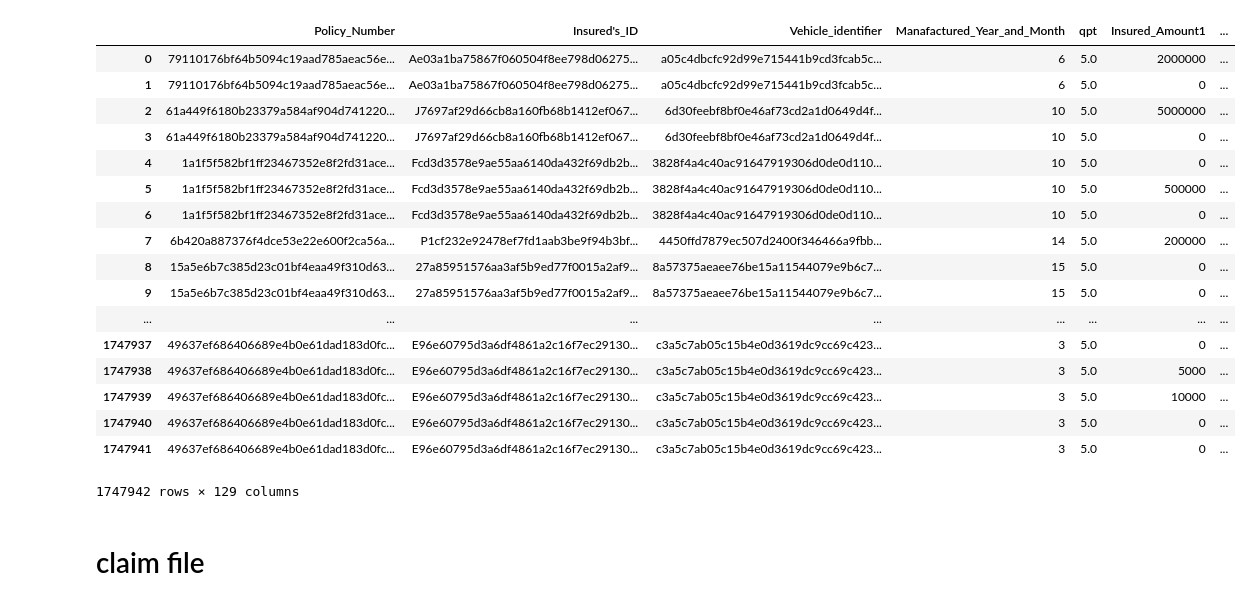
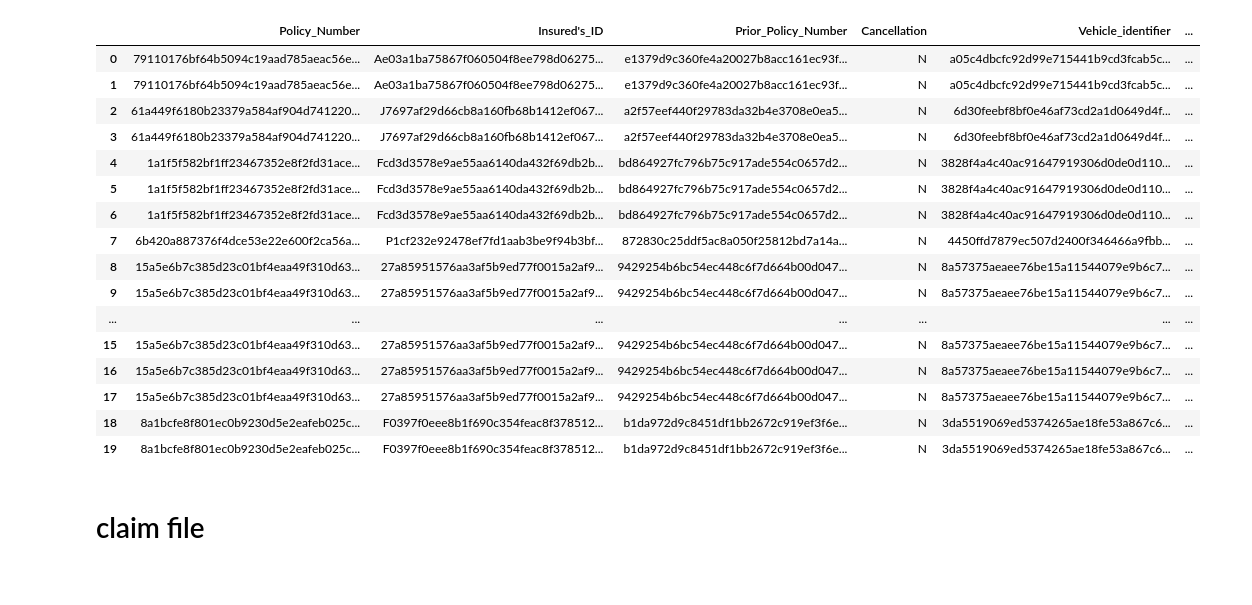
Before and after one commit to taipingeric/tbddd, a Jupyter notebook: feature engineering.ipynb, the cells around one changed output. Cells and saved outputs as stored; diff of their text form; code cells hidden in the pictures.

Commit message:
add feature column

```diff
--- a/feature engineering.ipynb
+++ b/feature engineering.ipynb
@@ -131,4 +145,22 @@ df_p['InsuredID_car_count'] =df_p['Insured\'s_ID'].map(df_p.groupby('Insured\'s_
 # %%
 # 保人保單數
 df_p['InsuredID_policy_count'] = df_p['Insured\'s_ID'].map(df_p.groupby('Insured\'s_ID').Policy_Number.nunique())
+# %%
+# Insured's_ID 車責 竊盜 車損 單數的 sum, mean, std
+group_types = ['竊盜', '車損', '車責']
+for group_type in group_types:
+    df_p[f'Main_Insurance_Coverage_Group_{group_type}_sum'] = df_p['Insured\'s_ID'].map(df_p.groupby('Insured\'s_ID')[f'Main_Insurance_Coverage_Group_{group_type}'].sum())
+    df_p[f'Main_Insurance_Coverage_Group_{group_type}_mean'] = df_p['Insured\'s_ID'].map(df_p.groupby('Insured\'s_ID')[f'Main_Insurance_Coverage_Group_{group_type}'].mean())
+    df_p[f'Main_Insurance_Coverage_Group_{group_type}_std'] = df_p['Insured\'s_ID'].map(df_p.groupby('Insured\'s_ID')[f'Main_Insurance_Coverage_Group_{group_type}'].std())
+# %%
+# sum, std, mean
+# Insured_Amount1_車責 Insured_Amount1_竊盜 Insured_Amount1_車損
+# Insured_Amount2 同上
+# Insured_Amount3 同上
+amounts = ['Insured_Amount1', 'Insured_Amount2', 'Insured_Amount3']
+for group_type in group_types:
+    for amount in amounts:
+        df_p[f'{amount}_{group_type}_sum'] = df_p['Policy_Number'].map(df_p[df_p['Main_Insurance_Coverage_Group'] == group_type].groupby('Policy_Number')[amount].sum())
+        df_p[f'{amount}_{group_type}_std'] = df_p['Policy_Number'].map(df_p[df_p['Main_Insurance_Coverage_Group'] == group_type].groupby('Policy_Number')[amount].std())
+        df_p[f'{amount}_{group_type}_mean'] = df_p['Policy_Number'].map(df_p[df_p['Main_Insurance_Coverage_Group'] == group_type].groupby('Policy_Number')[amount].mean())
 # %%
@@ -136,39 +168,38 @@ df_p.Manafactured_Year_and_Month = 2016 - df_p.Manafactured_Year_and_Month
+# %%
+# get dummy
+df_p = pd.get_dummies(df_p, drop_first=False, columns=['Cancellation',
+                                                      'Imported_or_Domestic_Car',
+                                                      'Main_Insurance_Coverage_Group',
+                                                      'Insurance_Coverage',
+                                                      'fassured',
+                                                      'fsex',
+                                                      'fmarriage', 'iply_area',
+                                                     'fequipment1', 'fequipment2', 'fequipment3', 'fequipment5', 'fequipment9'])
 # %%
 # drop columns
 df_p = df_p.drop(columns=['Prior_Policy_Number', 'Vehicle_Make_and_Model1', 'Vehicle_Make_and_Model2',
                           'Engine_Displacement_(Cubic_Centimeter)', 'Coding_of_Vehicle_Branding_&_Type', 'fpt',
                           'aassured_zip', 'fequipment4', 'fequipment6', 'Distribution_Channel'])
-# %%
-# get dummy
-df_p = pd.get_dummies(df_p, drop_first=True, columns=['Cancellation',
-                                                      'Imported_or_Domestic_Car',
-                                                      'Main_Insurance_Coverage_Group',
-                                                      'Insurance_Coverage',
-                                                      'fassured',
-                                                      'fsex',
-                                                      'fmarriage', 'iply_area',
-                                                     'fequipment1', 'fequipment2', 'fequipment3', 'fequipment5', 'fequipment9'])
 # %%
-df_p
+df_p.head(20)
 # %% [output]
-|  | Policy_Number | Insured's_ID | Vehicle_identifier | Manafactured_Year_and_Month | qpt | Insured_Amount1 | ... |
-| 0 | 79110176bf64b5094c19aad785aeac56e... | Ae03a1ba75867f060504f8ee798d06275... | a05c4dbcfc92d99e715441b9cd3fcab5c... | 6 | 5.0 | 2000000 | ... |
-| 1 | 79110176bf64b5094c19aad785aeac56e... | Ae03a1ba75867f060504f8ee798d06275... | a05c4dbcfc92d99e715441b9cd3fcab5c... | 6 | 5.0 | 0 | ... |
-| 2 | 61a449f6180b23379a584af904d741220... | J7697af29d66cb8a160fb68b1412ef067... | 6d30feebf8bf0e46af73cd2a1d0649d4f... | 10 | 5.0 | 5000000 | ... |
-| 3 | 61a449f6180b23379a584af904d741220... | J7697af29d66cb8a160fb68b1412ef067... | 6d30feebf8bf0e46af73cd2a1d0649d4f... | 10 | 5.0 | 0 | ... |
-| 4 | 1a1f5f582bf1ff23467352e8f2fd31ace... | Fcd3d3578e9ae55aa6140da432f69db2b... | 3828f4a4c40ac91647919306d0de0d110... | 10 | 5.0 | 0 | ... |
-| 5 | 1a1f5f582bf1ff23467352e8f2fd31ace... | Fcd3d3578e9ae55aa6140da432f69db2b... | 3828f4a4c40ac91647919306d0de0d110... | 10 | 5.0 | 500000 | ... |
-| 6 | 1a1f5f582bf1ff23467352e8f2fd31ace... | Fcd3d3578e9ae55aa6140da432f69db2b... | 3828f4a4c40ac91647919306d0de0d110... | 10 | 5.0 | 0 | ... |
-| 7 | 6b420a887376f4dce53e22e600f2ca56a... | P1cf232e92478ef7fd1aab3be9f94b3bf... | 4450ffd7879ec507d2400f346466a9fbb... | 14 | 5.0 | 200000 | ... |
-| 8 | 15a5e6b7c385d23c01bf4eaa49f310d63... | 27a85951576aa3af5b9ed77f0015a2af9... | 8a57375aeaee76be15a11544079e9b6c7... | 15 | 5.0 | 0 | ... |
-| 9 | 15a5e6b7c385d23c01bf4eaa49f310d63... | 27a85951576aa3af5b9ed77f0015a2af9... | 8a57375aeaee76be15a11544079e9b6c7... | 15 | 5.0 | 0 | ... |
-| ... | ... | ... | ... | ... | ... | ... | ... |
-| 1747937 | 49637ef686406689e4b0e61dad183d0fc... | E96e60795d3a6df4861a2c16f7ec29130... | c3a5c7ab05c15b4e0d3619dc9cc69c423... | 3 | 5.0 | 0 | ... |
-| 1747938 | 49637ef686406689e4b0e61dad183d0fc... | E96e60795d3a6df4861a2c16f7ec29130... | c3a5c7ab05c15b4e0d3619dc9cc69c423... | 3 | 5.0 | 5000 | ... |
-| 1747939 | 49637ef686406689e4b0e61dad183d0fc... | E96e60795d3a6df4861a2c16f7ec29130... | c3a5c7ab05c15b4e0d3619dc9cc69c423... | 3 | 5.0 | 10000 | ... |
-| 1747940 | 49637ef686406689e4b0e61dad183d0fc... | E96e60795d3a6df4861a2c16f7ec29130... | c3a5c7ab05c15b4e0d3619dc9cc69c423... | 3 | 5.0 | 0 | ... |
-| 1747941 | 49637ef686406689e4b0e61dad183d0fc... | E96e60795d3a6df4861a2c16f7ec29130... | c3a5c7ab05c15b4e0d3619dc9cc69c423... | 3 | 5.0 | 0 | ... |
+|  | Policy_Number | Insured's_ID | Prior_Policy_Number | Cancellation | Vehicle_identifier | ... |
+| 0 | 79110176bf64b5094c19aad785aeac56e... | Ae03a1ba75867f060504f8ee798d06275... | e1379d9c360fe4a20027b8acc161ec93f... | N | a05c4dbcfc92d99e715441b9cd3fcab5c... | ... |
+| 1 | 79110176bf64b5094c19aad785aeac56e... | Ae03a1ba75867f060504f8ee798d06275... | e1379d9c360fe4a20027b8acc161ec93f... | N | a05c4dbcfc92d99e715441b9cd3fcab5c... | ... |
+| 2 | 61a449f6180b23379a584af904d741220... | J7697af29d66cb8a160fb68b1412ef067... | a2f57eef440f29783da32b4e3708e0ea5... | N | 6d30feebf8bf0e46af73cd2a1d0649d4f... | ... |
+| 3 | 61a449f6180b23379a584af904d741220... | J7697af29d66cb8a160fb68b1412ef067... | a2f57eef440f29783da32b4e3708e0ea5... | N | 6d30feebf8bf0e46af73cd2a1d0649d4f... | ... |
+| 4 | 1a1f5f582bf1ff23467352e8f2fd31ace... | Fcd3d3578e9ae55aa6140da432f69db2b... | bd864927fc796b75c917ade554c0657d2... | N | 3828f4a4c40ac91647919306d0de0d110... | ... |
+| 5 | 1a1f5f582bf1ff23467352e8f2fd31ace... | Fcd3d3578e9ae55aa6140da432f69db2b... | bd864927fc796b75c917ade554c0657d2... | N | 3828f4a4c40ac91647919306d0de0d110... | ... |
+| 6 | 1a1f5f582bf1ff23467352e8f2fd31ace... | Fcd3d3578e9ae55aa6140da432f69db2b... | bd864927fc796b75c917ade554c0657d2... | N | 3828f4a4c40ac91647919306d0de0d110... | ... |
+| 7 | 6b420a887376f4dce53e22e600f2ca56a... | P1cf232e92478ef7fd1aab3be9f94b3bf... | 872830c25ddf5ac8a050f25812bd7a14a... | N | 4450ffd7879ec507d2400f346466a9fbb... | ... |
+| 8 | 15a5e6b7c385d23c01bf4eaa49f310d63... | 27a85951576aa3af5b9ed77f0015a2af9... | 9429254b6bc54ec448c6f7d664b00d047... | N | 8a57375aeaee76be15a11544079e9b6c7... | ... |
+| 9 | 15a5e6b7c385d23c01bf4eaa49f310d63... | 27a85951576aa3af5b9ed77f0015a2af9... | 9429254b6bc54ec448c6f7d664b00d047... | N | 8a57375aeaee76be15a11544079e9b6c7... | ... |
+| ... | ... | ... | ... | ... | ... | ... |
+| 15 | 15a5e6b7c385d23c01bf4eaa49f310d63... | 27a85951576aa3af5b9ed77f0015a2af9... | 9429254b6bc54ec448c6f7d664b00d047... | N | 8a57375aeaee76be15a11544079e9b6c7... | ... |
+| 16 | 15a5e6b7c385d23c01bf4eaa49f310d63... | 27a85951576aa3af5b9ed77f0015a2af9... | 9429254b6bc54ec448c6f7d664b00d047... | N | 8a57375aeaee76be15a11544079e9b6c7... | ... |
+| 17 | 15a5e6b7c385d23c01bf4eaa49f310d63... | 27a85951576aa3af5b9ed77f0015a2af9... | 9429254b6bc54ec448c6f7d664b00d047... | N | 8a57375aeaee76be15a11544079e9b6c7... | ... |
+| 18 | 8a1bcfe8f801ec0b9230d5e2eafeb025c... | F0397f0eee8b1f690c354feac8f378512... | b1da972d9c8451df1bb2672c919ef3f6e... | N | 3da5519069ed5374265ae18fe53a867c6... | ... |
+| 19 | 8a1bcfe8f801ec0b9230d5e2eafeb025c... | F0397f0eee8b1f690c354feac8f378512... | b1da972d9c8451df1bb2672c919ef3f6e... | N | 3da5519069ed5374265ae18fe53a867c6... | ... |
-1747942 rows × 129 columns
 # %% [markdown]
 # claim file
 # %%
```
Also changed, not shown: parts of 9 cells of this notebook.
